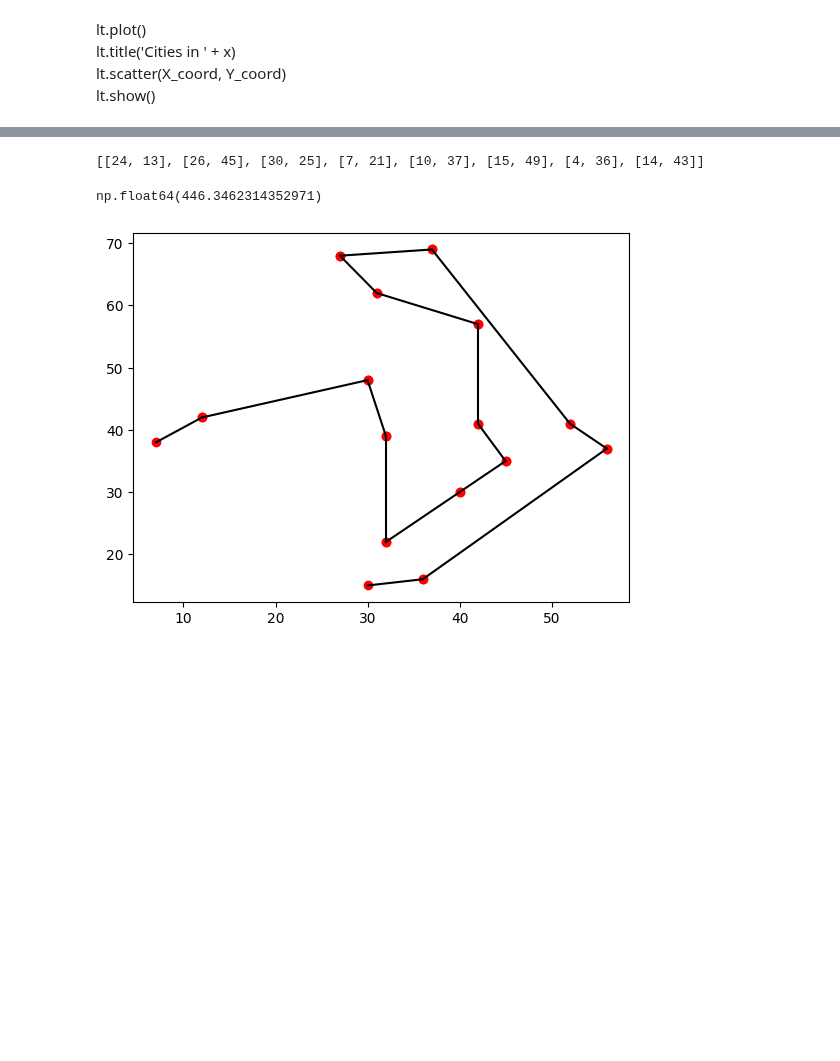
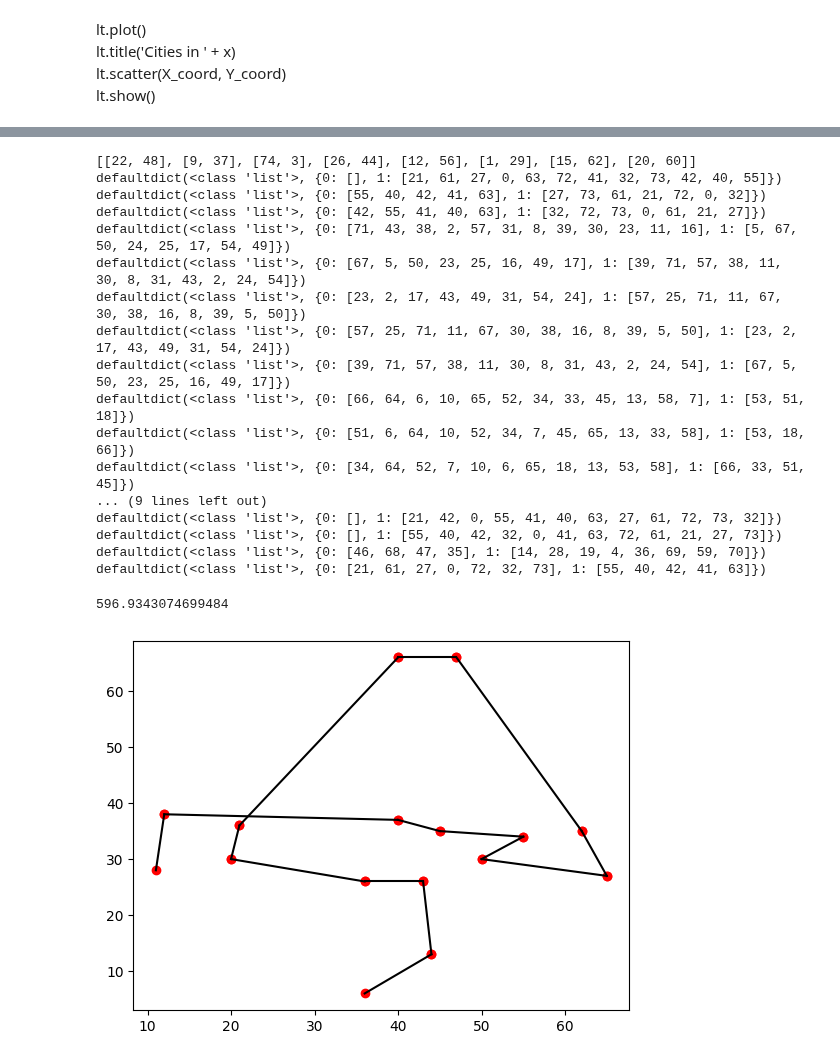
Before and after one commit to sangmin-yoo/TAXI, a Jupyter notebook: Large-Scale-Ising_graph_partition.ipynb, the cells around one changed output, grey strips where cells are left out. Cells and saved outputs as stored; diff of their text form; code cells hidden in the pictures; blank space fills up the shorter version.

```diff
--- a/Large-Scale-Ising_graph_partition.ipynb
+++ b/Large-Scale-Ising_graph_partition.ipynb
@@ -73,7 +73,7 @@ dict_keys(['pr439', 'pla7397', 'gr96', 'rd100', 'rl5934', 'pcb442', 'u2319', 'gi
 # %%
 import pyproj as p
 
-x = "eil51"
+x = "eil76"
 
 coord_geo = False
 if coord_geo == True:
@@ -1307,7 +1312,7 @@ def construct_weight_matrix(transit_point_master_new, partition_master, global_X
 
     return weight
 # %%
-def gen_partition_sol(X_Y, base_distance, solution_tree, partition, pid, transit_points_ordered, benchmark, ising_size):
+def gen_partition_sol(X_Y, solution_tree, partition, pid, transit_points_ordered, benchmark, ising_size):
     '''
     Given a partition of points, and the ordered transit points, generate the solution for the partition, insert it into the global solution list
     '''
@@ -1353,7 +1358,7 @@ def gen_partition_sol(X_Y, base_distance, solution_tree, partition, pid, transit
                 plt.scatter(X_Y[p][0], X_Y[p][1], color=color)
             '''
 
-            cpp_cmd = "./ising_mac_macos"
+            cpp_cmd = "./ising_mac"
             curr_filename = str(benchmark) + "_partition" + str(pid) +'_'+ str(i)+ ".in"
             curr_logfile = str(benchmark) + "_partition" +str(pid)+'_'+ str(i)+".out"
             inF = open("sys2clusters_" + str(benchmark) + "/" + curr_filename,"w")
@@ -1381,7 +1386,7 @@ def gen_partition_sol(X_Y, base_distance, solution_tree, partition, pid, transit
                     if not line:  # Skip empty lines
                         continue
                     if "dist" in line:
-                        base_distance += float(line.split()[1])  # Extract value after "dist"
+                        #base_distance += float(line.split()[1])  # Extract value after "dist"
                         continue
                     if "n_MAC" in line:
                         #nMAC_array.append(int(line.split()[1]))  # Extract and append integer value
@@ -1414,9 +1419,9 @@ def gen_partition_sol(X_Y, base_distance, solution_tree, partition, pid, transit
                 solution_tree.insert(ind1+1, grouped_partition[i][0])
             else:
                 solution_tree.insert(ind2+1, grouped_partition[i][0])
-            base_distance += np.linalg.norm(X_Y[sl[0]] - X_Y[grouped_partition[i][0]]) + np.linalg.norm(X_Y[sl[1]] - X_Y[grouped_partition[i][0]])
+            #base_distance += np.linalg.norm(X_Y[sl[0]] - X_Y[grouped_partition[i][0]]) + np.linalg.norm(X_Y[sl[1]] - X_Y[grouped_partition[i][0]])
             #print(sl[0], sl[1])
             #print(solution_tree)
         #print('end')
-    return solution_tree, base_distance
+    return solution_tree
 # %%
@@ -1592,14 +1575,31 @@ def gen_hierarchical_sol(global_X_Y, partition_master, transit_point_master, ben
 # %%
-tp_placeholder = [[24, 13], [13, 24], [26, 45], [45, 26], [30, 25], [25, 30], [7, 21], [21, 7], [10, 37], [37, 10], [15, 49], [49, 15], [43, 14], [14, 43], [4, 36], [36, 4]]
-#tp_placeholder = [[24, 13], [13, 24], [13, 17], [17, 13], [30, 25], [25, 30], [7, 21], [21, 7], [10, 37], [37, 10], [15, 49], [49, 15], [43, 14], [14, 43], [4, 36], [36, 4]]
+#tp_placeholder = [[24, 13], [13, 24], [26, 45], [45, 26], [30, 25], [25, 30], [7, 21], [21, 7], [10, 37], [37, 10], [15, 49], [49, 15], [43, 14], [14, 43], [4, 36], [36, 4]]
+tp_placeholder = [[48, 22], [22, 48], [9, 37], [37, 9], [74, 3], [3, 74], [26, 44], [44, 26], [12, 56], [56, 12], [20, 60], [60, 20], [1, 29], [29, 1], [15, 62], [62, 15]]
 
 
 sol, dist = gen_hierarchical_sol(X_Y, partition_master, tp_placeholder, x, 12)
+
 dist
 # %% [output]
-[[24, 13], [26, 45], [30, 25], [7, 21], [10, 37], [15, 49], [4, 36], [14, 43]]
+[[22, 48], [9, 37], [74, 3], [26, 44], [12, 56], [1, 29], [15, 62], [20, 60]]
+defaultdict(<class 'list'>, {0: [], 1: [21, 61, 27, 0, 63, 72, 41, 32, 73, 42, 40, 55]})
+defaultdict(<class 'list'>, {0: [55, 40, 42, 41, 63], 1: [27, 73, 61, 21, 72, 0, 32]})
+defaultdict(<class 'list'>, {0: [42, 55, 41, 40, 63], 1: [32, 72, 73, 0, 61, 21, 27]})
+defaultdict(<class 'list'>, {0: [71, 43, 38, 2, 57, 31, 8, 39, 30, 23, 11, 16], 1: [5, 67, 50, 24, 25, 17, 54, 49]})
+defaultdict(<class 'list'>, {0: [67, 5, 50, 23, 25, 16, 49, 17], 1: [39, 71, 57, 38, 11, 30, 8, 31, 43, 2, 24, 54]})
+defaultdict(<class 'list'>, {0: [23, 2, 17, 43, 49, 31, 54, 24], 1: [57, 25, 71, 11, 67, 30, 38, 16, 8, 39, 5, 50]})
+defaultdict(<class 'list'>, {0: [57, 25, 71, 11, 67, 30, 38, 16, 8, 39, 5, 50], 1: [23, 2, 17, 43, 49, 31, 54, 24]})
+defaultdict(<class 'list'>, {0: [39, 71, 57, 38, 11, 30, 8, 31, 43, 2, 24, 54], 1: [67, 5, 50, 23, 25, 16, 49, 17]})
+defaultdict(<class 'list'>, {0: [66, 64, 6, 10, 65, 52, 34, 33, 45, 13, 58, 7], 1: [53, 51, 18]})
+defaultdict(<class 'list'>, {0: [51, 6, 64, 10, 52, 34, 7, 45, 65, 13, 33, 58], 1: [53, 18, 66]})
+defaultdict(<class 'list'>, {0: [34, 64, 52, 7, 10, 6, 65, 18, 13, 53, 58], 1: [66, 33, 51, 45]})
+... (9 lines left out)
+defaultdict(<class 'list'>, {0: [], 1: [21, 42, 0, 55, 41, 40, 63, 27, 61, 72, 73, 32]})
+defaultdict(<class 'list'>, {0: [], 1: [55, 40, 42, 32, 0, 41, 63, 72, 61, 21, 27, 73]})
+defaultdict(<class 'list'>, {0: [46, 68, 47, 35], 1: [14, 28, 19, 4, 36, 69, 59, 70]})
+defaultdict(<class 'list'>, {0: [21, 61, 27, 0, 72, 32, 73], 1: [55, 40, 42, 41, 63]})
-np.float64(446.3462314352971)
+596.9343074699484
-[figure, old version]
+[figure, new version]
 # %%
 plt.figure()
 for i in range(0, len(sol) - 1):
```
Also changed, not shown: parts of 25 cells of this notebook, 25 other files.
